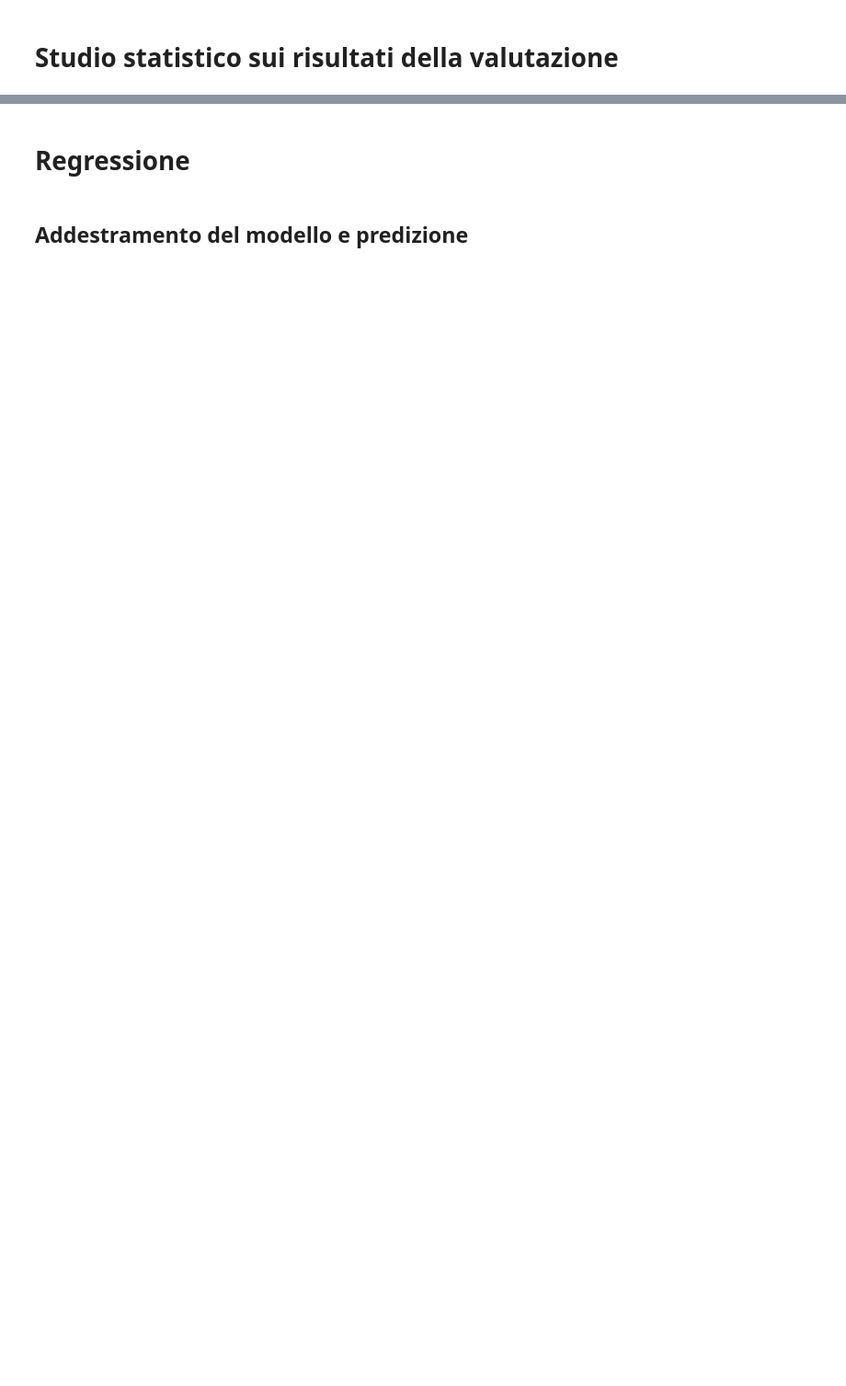
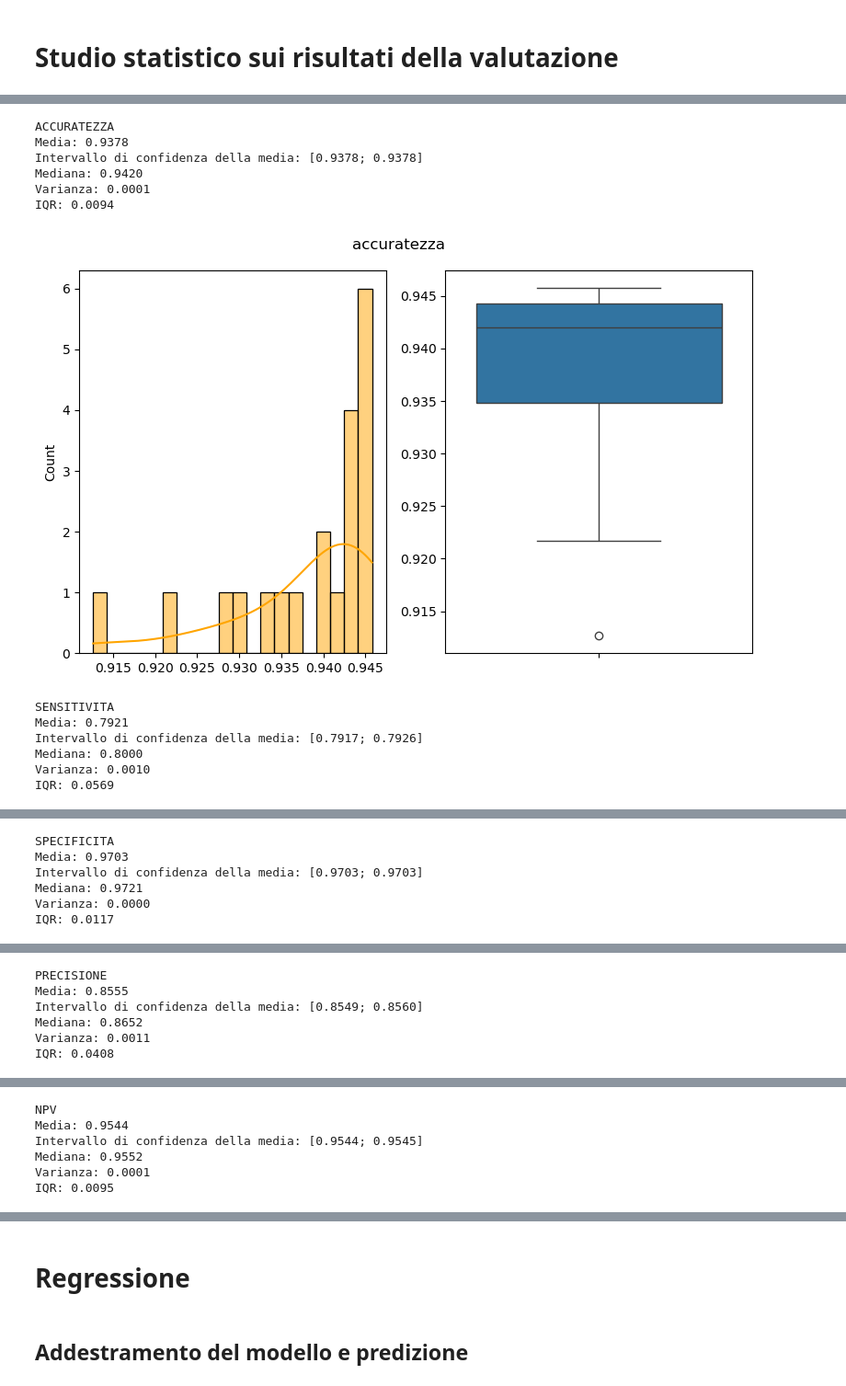
Before and after one commit to aka-buccia/progetto-statistica, a Jupyter notebook: reports/report.ipynb, the cells around one changed output, grey strips where cells are left out. Shown at 92% size. Drawn from its saved outputs; the diff is of its cells as text; code cells hidden in the pictures; blank space fills up the shorter version.

```diff
--- a/reports/report.ipynb
+++ b/reports/report.ipynb
@@ -607,0 +662,15 @@ Valore Predittivo Negativo (NPV): 0.97
+# %%
+def inferenza_media(n, campione, alfa):
+    media = np.mean(campione)
+    S = campione.var(ddof = 1)
+    limite_superiore = limite_inferiore = 0
+    if n < 40:
+        t = tt.ppf(1 - alfa/2, n-1)
+        limite_inferiore = media - t * (S / math.sqrt(n))
+        limite_superiore = media + t * (S / math.sqrt(n))
+    else:
+        z = norm.ppf(1 - alfa/2)
+        limite_inferiore = media - z * (S / math.sqrt(n))
+        limite_superiore = media + z * (S / math.sqrt(n))
+
+    print(f"Intervallo di confidenza della media: [{limite_inferiore:.4f}; {limite_superiore:.4f}]")
@@ -608,9 +679,35 @@ Valore Predittivo Negativo (NPV): 0.97
 # %%
-for k in np.random.randint(low = 0, high = 100, size = 10):
+for metrica in metriche_srs:
+    metriche_srs[metrica] = np.array(metriche_srs[metrica])
+    campione = metriche_srs[metrica]
 
-    #Generazione di due nuovi testing dataset e training dataset
-    X_train, X_test, y_train, y_test = splitting(k)
+    print(f"{metrica.upper()}")
+    print(f"Media: {(np.mean(campione)):.4f}")
+    inferenza_media(len(campione), campione, 0.05)
+    print(f"Mediana: {(np.median(campione)):.4f}")
 
-    #Training e testing del dataset
-    modello.fit(X_train, y_train)
-    y_pred = modello.predict(X_test)
+    print(f"Varianza: {(campione.var(ddof = 0)):.4f}")
+    print(f"IQR: {(np.percentile(campione, 75) - np.percentile(campione, 25)):.4f}")
+
+    fig, axes = plt.subplots(nrows=1, ncols=2, figsize=(8, 5))
+
+    sns.histplot(campione, kde = True, bins = k, color="orange", ax = axes[0])
+    sns.boxplot(data = campione, ax = axes[1])
+
+    plt.suptitle(f"{metrica}")
+    plt.tight_layout()
+    plt.show()
+# %% [output]
+ACCURATEZZA
+Media: 0.9378
+Intervallo di confidenza della media: [0.9378; 0.9378]
+Mediana: 0.9420
+Varianza: 0.0001
+IQR: 0.0094
+[figure, added]
+SENSITIVITA
+Media: 0.7921
+Intervallo di confidenza della media: [0.7917; 0.7926]
+Mediana: 0.8000
+Varianza: 0.0010
+IQR: 0.0569
@@ -616,0 +715,6 @@ for k in np.random.randint(low = 0, high = 100, size = 10):
+SPECIFICITA
+Media: 0.9703
+Intervallo di confidenza della media: [0.9703; 0.9703]
+Mediana: 0.9721
+Varianza: 0.0000
+IQR: 0.0117
@@ -616,0 +722,6 @@ for k in np.random.randint(low = 0, high = 100, size = 10):
+PRECISIONE
+Media: 0.8555
+Intervallo di confidenza della media: [0.8549; 0.8560]
+Mediana: 0.8652
+Varianza: 0.0011
+IQR: 0.0408
@@ -616,0 +729,6 @@ for k in np.random.randint(low = 0, high = 100, size = 10):
+NPV
+Media: 0.9544
+Intervallo di confidenza della media: [0.9544; 0.9545]
+Mediana: 0.9552
+Varianza: 0.0001
+IQR: 0.0095
```
Also changed, not shown: parts of 46 cells of this notebook.
